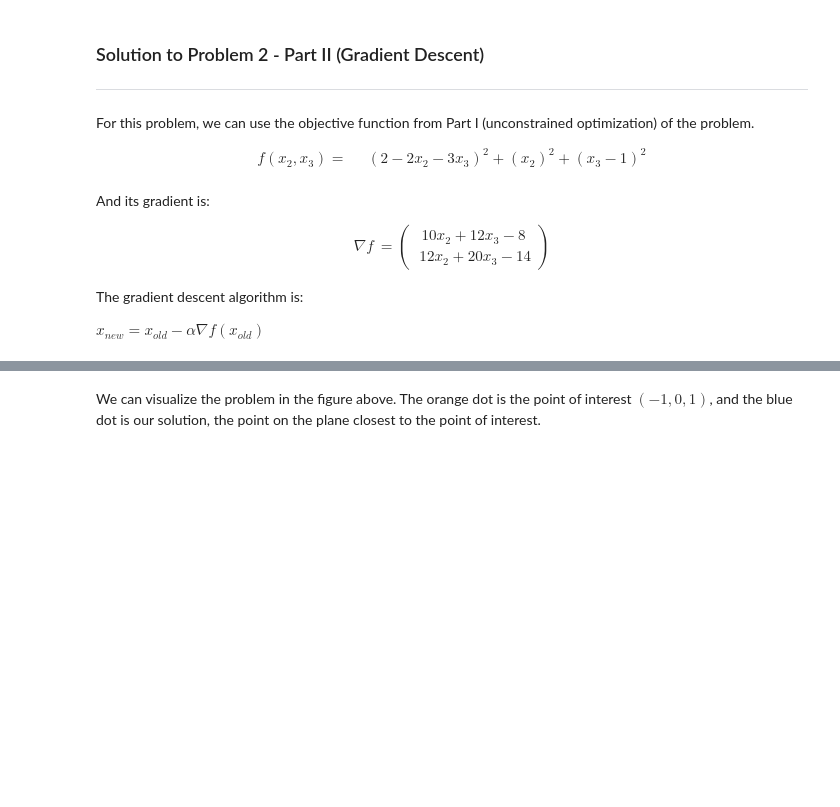
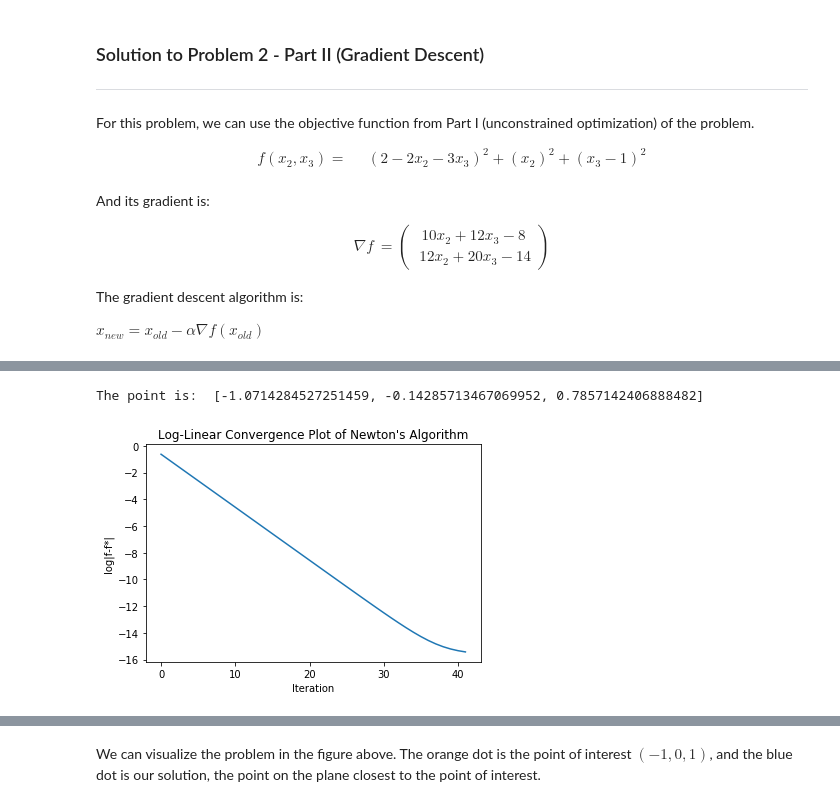
Before and after one commit to ghimiremukesh/Design_Optimization, a Jupyter notebook: Homework/Homework 2.ipynb, the cells around one changed output, grey strips where cells are left out. Drawn from its saved outputs; the diff is of its cells as text; code cells hidden in the pictures; blank space fills up the shorter version.

```diff
--- a/Homework/Homework 2.ipynb
+++ b/Homework/Homework 2.ipynb
@@ -364,0 +473,11 @@ The point is:  [-1.0714285714285712, -0.14285714257427262, 0.7857142855257055]
+# %%
+result, error = Newton(f, X, grad, H)
+print("\nThe point is: ", [(1 - 2*result[0] - 3*result[1]), result[0], result[1]])
+plt.plot(np.log(error))
+plt.xlabel("Iteration")
+plt.ylabel("log|f-f*|")
+plt.title("Log-Linear Convergence Plot of Newton's Algorithm")
+plt.show()
+# %% [output]
+The point is:  [-1.0714284527251459, -0.14285713467069952, 0.7857142406888482]
+[figure, added]
```
Also changed, not shown: parts of 17 cells of this notebook.
